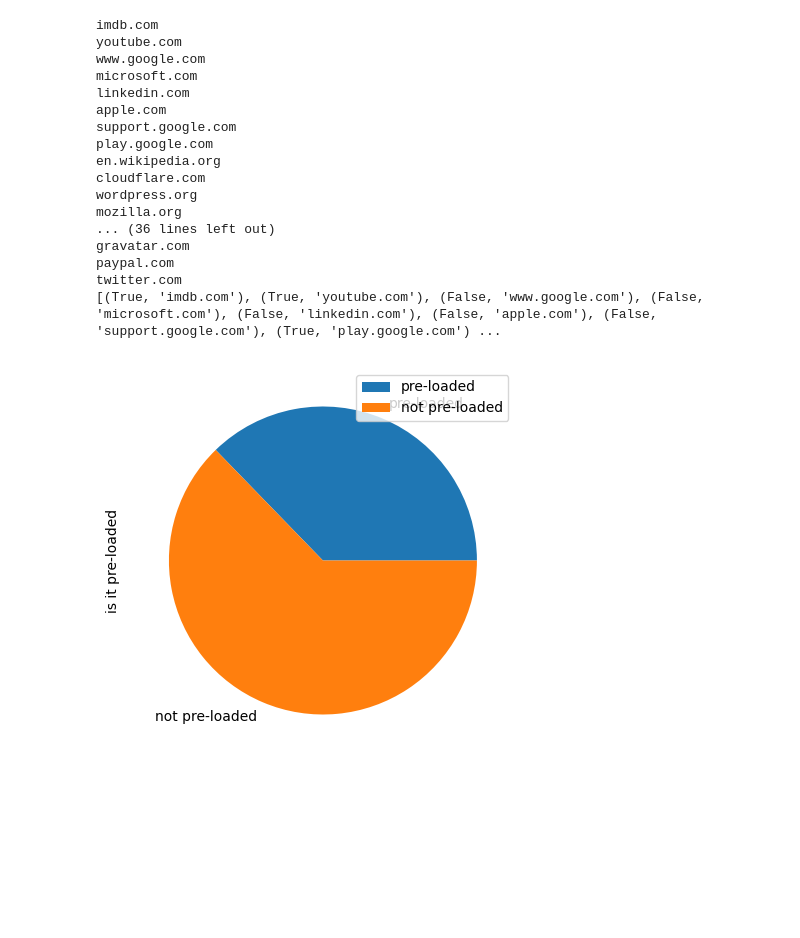
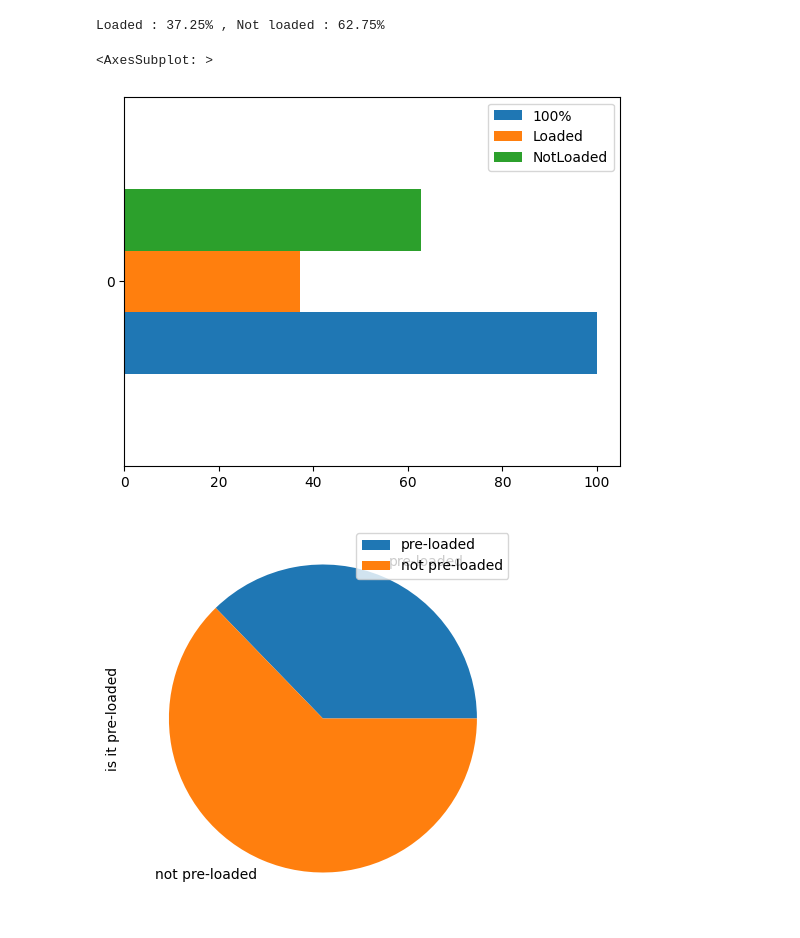
Before and after one commit to idanmaman2/HTTPS_JAIL_BREAK, a Jupyter notebook: scrapers/analayze/perolad-analyze.ipynb, the cells around one changed output. Saved outputs shown, nothing was run; the diff lists cells and outputs as text; code cells hidden in the pictures; blank space fills up the shorter version.

Commit message:
plot upgrade

```diff
--- a/scrapers/analayze/perolad-analyze.ipynb
+++ b/scrapers/analayze/perolad-analyze.ipynb
@@ -70,33 +42,26 @@ ranksPre =[]
 with open("best_domains.json",'r') as file:
     for block in jsonFile :
         name = block["rootDomain"].strip('\n ')
-        print(name)
         resultPre.append(https_preload_scraper.is_preLoaded(name))
         namesPre.append(name)
         ranksPre.append(block["rank"])
-print(list(zip(resultPre,namesPre)))
-# %% [output]
-imdb.com
-youtube.com
-www.google.com
-microsoft.com
-linkedin.com
-apple.com
-support.google.com
-play.google.com
-en.wikipedia.org
-cloudflare.com
-wordpress.org
-mozilla.org
-... (36 lines left out)
-gravatar.com
-paypal.com
-twitter.com
-[(True, 'imdb.com'), (True, 'youtube.com'), (False, 'www.google.com'), (False, 'microsoft.com'), (False, 'linkedin.com'), (False, 'apple.com'), (False, 'support.google.com'), (True, 'play.google.com') ...
 # %%
 df3 = pd.DataFrame({'is it pre-loaded': [ resultPre.count(True) , resultPre.count(False) ]  ,
                     },
                    index=["pre-loaded","not pre-loaded"])
+# %%
+precentLoaded = resultPre.count(True) / len(resultPre)
+precents = [round(precentLoaded*100,2),100 - round(precentLoaded*100,2)]
+print ( f'Loaded : {precents[0]}% , Not loaded : {precents[1]}% ')
+# %% [output]
+Loaded : 37.25% , Not loaded : 62.75%
+# %%
+dfp = pd.DataFrame([[100]+precents], columns=["100%","Loaded","NotLoaded"])
+# %%
+dfp.plot.barh()
+# %% [output]
+<AxesSubplot: >
+[figure, added]
 # %%
 lot = df3.plot.pie(y='is it pre-loaded', figsize=(5, 5))
 # %% [output]
```
Also changed, not shown: parts of 6 cells of this notebook, 1 other file.
